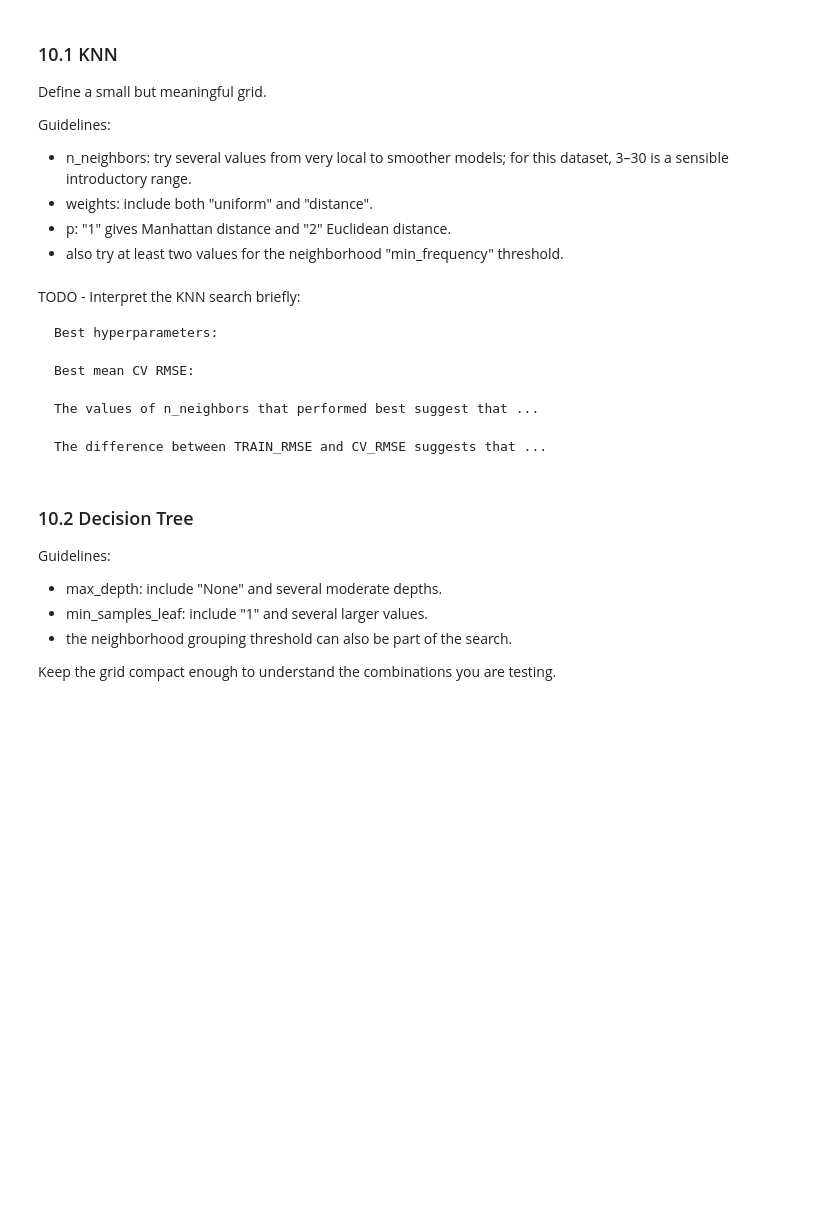
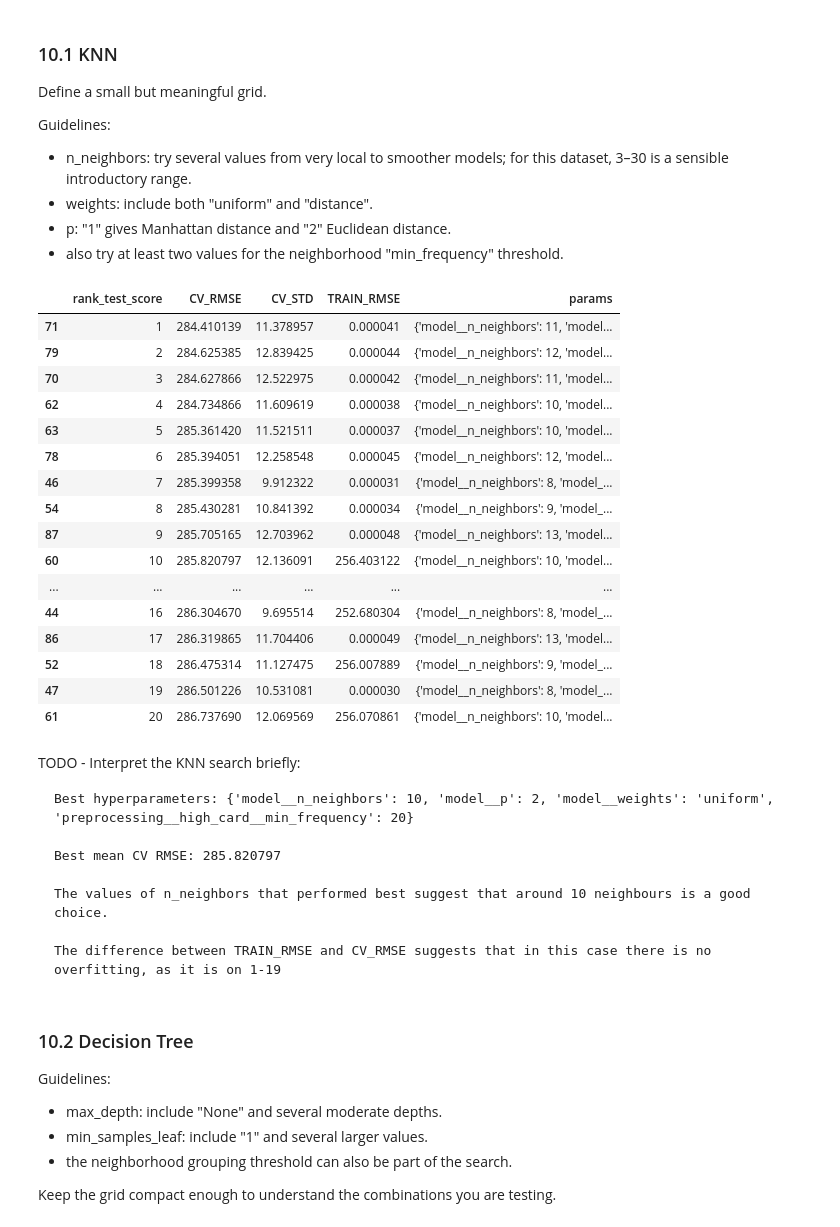
Before and after one commit to Chicloneo/Machine-Learning, a Jupyter notebook: 3-KNN, Decision Trees, Random Forest/Notebooks/Chapter 2 - Part II - Students.ipynb, the cells around one changed output. Drawn from its saved outputs; the diff is of its cells as text; code cells hidden in the pictures; blank space fills up the shorter version.

````diff
--- a/3-KNN, Decision Trees, Random Forest/Notebooks/Chapter 2 - Part II - Students.ipynb
+++ b/3-KNN, Decision Trees, Random Forest/Notebooks/Chapter 2 - Part II - Students.ipynb
@@ -265,11 +322,11 @@ Do not let the encoder infer an order alphabetically: define the domain order ex
 # %%
 # TODO: define the two category orders from worst to best.
-condition_order = [...]
-energy_order = [...]
+condition_order = ["needs_renovation", "fair", "good", "excellent"]
+energy_order = ['G', 'F', 'E', 'D', 'C', 'B', 'A']
 
 # TODO: create the encoder.
 ordinal_encoder = OrdinalEncoder(
-    categories=[..., ...],
+    categories=[condition_order, energy_order],
     handle_unknown="use_encoded_value",
     unknown_value=-1,
 )
@@ -362,7 +463,7 @@ For KNN we will scale numerical features. For the tree models we will leave them
 # %%
 # TODO: fit StandardScaler only on the numerical training columns.
 scaler = StandardScaler()
-scaled_numeric = scaler.fit_transform(...)
+scaled_numeric = scaler.fit_transform(X_train[numeric_features])
 
 scaled_numeric_df = pd.DataFrame(
     scaled_numeric,
@@ -406,7 +514,7 @@ The difference is deliberate: distance-based models need comparable scales; tree
 # %%
 # TODO: create the preprocessing blocks used by KNN.
 knn_numeric = Pipeline([
-    ("scaler", ...),
+    ("scaler", scaler),
 ])
 
 knn_ordinal = Pipeline([
@@ -415,13 +523,13 @@ knn_ordinal = Pipeline([
         handle_unknown="use_encoded_value",
         unknown_value=-1,
     )),
-    ("scaler", ...),
+    ("scaler", scaler),
 ])
 
 knn_preprocessor = ColumnTransformer([
-    ("numeric", ..., numeric_features),
-    ("nominal", OneHotEncoder(handle_unknown="ignore"), nominal_features),
-    ("ordinal", ..., ordinal_features),
+    ("numeric", scaler, numeric_features),
+    ("nominal", nominal_encoder, nominal_features),
+    ("ordinal", ordinal_encoder, ordinal_features),
     ("high_card", OneHotEncoder(
         handle_unknown="infrequent_if_exist",
         min_frequency=20,
@@ -430,7 +538,7 @@ knn_preprocessor = ColumnTransformer([
 
 # TODO: create the preprocessing used by Decision Trees and Random Forests.
 tree_preprocessor = ColumnTransformer([
-    ("numeric", ..., numeric_features),
+    ("numeric", "passthrough", numeric_features),
     ("nominal", OneHotEncoder(handle_unknown="ignore"), nominal_features),
     ("ordinal", OrdinalEncoder(
         categories=[condition_order, energy_order],
@@ -464,17 +572,17 @@ It also lets us tune preprocessing and model hyperparameters together.
 # TODO: build one pipeline for each model family.
 
 knn_pipeline = Pipeline([
-    ("preprocessing", ...),
+    ("preprocessing", knn_preprocessor),
     ("model", KNeighborsRegressor()),
 ])
 
 tree_pipeline = Pipeline([
-    ("preprocessing", ...),
+    ("preprocessing", tree_preprocessor),
     ("model", DecisionTreeRegressor(random_state=RANDOM_STATE)),
 ])
 
 rf_pipeline = Pipeline([
-    ("preprocessing", ...),
+    ("preprocessing", tree_preprocessor),
     ("model", RandomForestRegressor(
         random_state=RANDOM_STATE,
         n_jobs=-1,
@@ -515,35 +623,54 @@ Guidelines:
 # %%
 # TODO: choose candidate values. Do not use an excessively large grid.
 knn_param_grid = {
-    "model__n_neighbors": [...],
-    "model__weights": [...],
-    "model__p": [...],
-    "preprocessing__high_card__min_frequency": [...],
+    "model__n_neighbors": [i for i in range(3,31)],
+    "model__weights": ["uniform", "distance"],
+    "model__p": [1,2],
+    "preprocessing__high_card__min_frequency": [20,25],
 }
 
 # TODO: configure a 5-fold GridSearchCV using RMSE.
 knn_search = GridSearchCV(
-    estimator=..., # pipeline prviously declared
-    param_grid=...,
-    scoring=...,
-    cv=...,
+    estimator=knn_pipeline, # pipeline prviously declared
+    param_grid=knn_param_grid,
+    scoring="neg_root_mean_squared_error",
+    cv=5,
     n_jobs=-1,
     return_train_score=True,
 )
 
 knn_search.fit(X_train, y_train)
-search_results_table(knn_search)
+pd.set_option('display.max_colwidth', None)
+search_results_table(knn_search, top_n=20)
+# %% [output]
+|  | rank_test_score | CV_RMSE | CV_STD | TRAIN_RMSE | params |
+| 71 | 1 | 284.410139 | 11.378957 | 0.000041 | {'model__n_neighbors': 11, 'model... |
+| 79 | 2 | 284.625385 | 12.839425 | 0.000044 | {'model__n_neighbors': 12, 'model... |
+| 70 | 3 | 284.627866 | 12.522975 | 0.000042 | {'model__n_neighbors': 11, 'model... |
+| 62 | 4 | 284.734866 | 11.609619 | 0.000038 | {'model__n_neighbors': 10, 'model... |
+| 63 | 5 | 285.361420 | 11.521511 | 0.000037 | {'model__n_neighbors': 10, 'model... |
+| 78 | 6 | 285.394051 | 12.258548 | 0.000045 | {'model__n_neighbors': 12, 'model... |
+| 46 | 7 | 285.399358 | 9.912322 | 0.000031 | {'model__n_neighbors': 8, 'model_... |
+| 54 | 8 | 285.430281 | 10.841392 | 0.000034 | {'model__n_neighbors': 9, 'model_... |
+| 87 | 9 | 285.705165 | 12.703962 | 0.000048 | {'model__n_neighbors': 13, 'model... |
+| 60 | 10 | 285.820797 | 12.136091 | 256.403122 | {'model__n_neighbors': 10, 'model... |
+| ... | ... | ... | ... | ... | ... |
+| 44 | 16 | 286.304670 | 9.695514 | 252.680304 | {'model__n_neighbors': 8, 'model_... |
+| 86 | 17 | 286.319865 | 11.704406 | 0.000049 | {'model__n_neighbors': 13, 'model... |
+| 52 | 18 | 286.475314 | 11.127475 | 256.007889 | {'model__n_neighbors': 9, 'model_... |
+| 47 | 19 | 286.501226 | 10.531081 | 0.000030 | {'model__n_neighbors': 8, 'model_... |
+| 61 | 20 | 286.737690 | 12.069569 | 256.070861 | {'model__n_neighbors': 10, 'model... |
 # %% [markdown]
 TODO - Interpret the KNN search briefly:
 
 ```text
-Best hyperparameters:
+Best hyperparameters: {'model__n_neighbors': 10, 'model__p': 2, 'model__weights': 'uniform', 'preprocessing__high_card__min_frequency': 20}
 
-Best mean CV RMSE:
+Best mean CV RMSE: 285.820797
 
-The values of n_neighbors that performed best suggest that ...
+The values of n_neighbors that performed best suggest that around 10 neighbours is a good choice.
 
-The difference between TRAIN_RMSE and CV_RMSE suggests that ...
+The difference between TRAIN_RMSE and CV_RMSE suggests that in this case there is no overfitting, as it is on 1-19
 ```
 # %% [markdown]
 ### 10.2 Decision Tree
````
Also changed, not shown: parts of 23 cells of this notebook, 3 other files.
